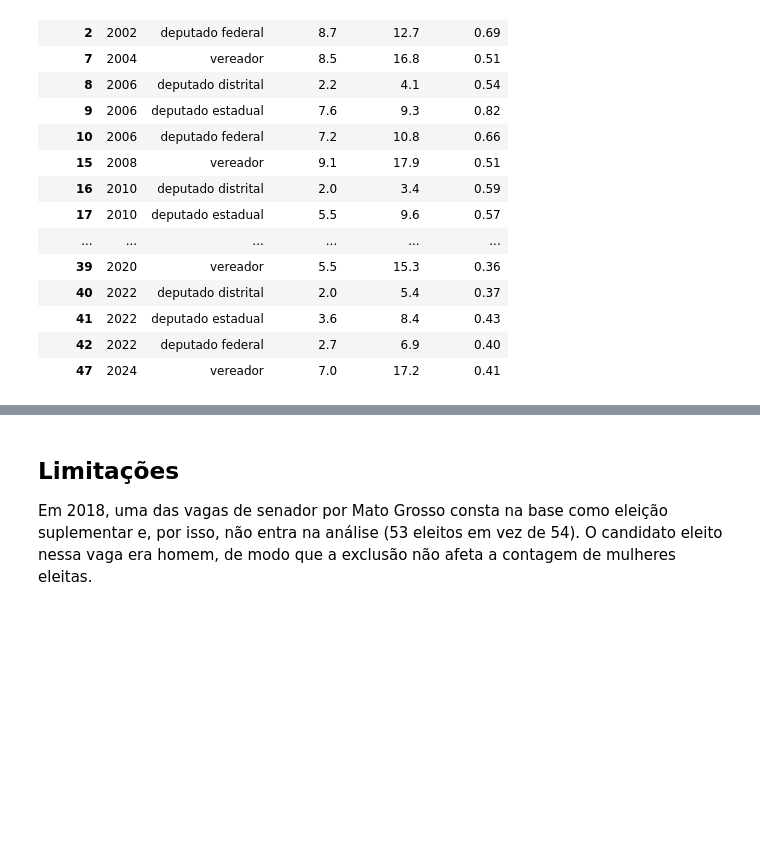
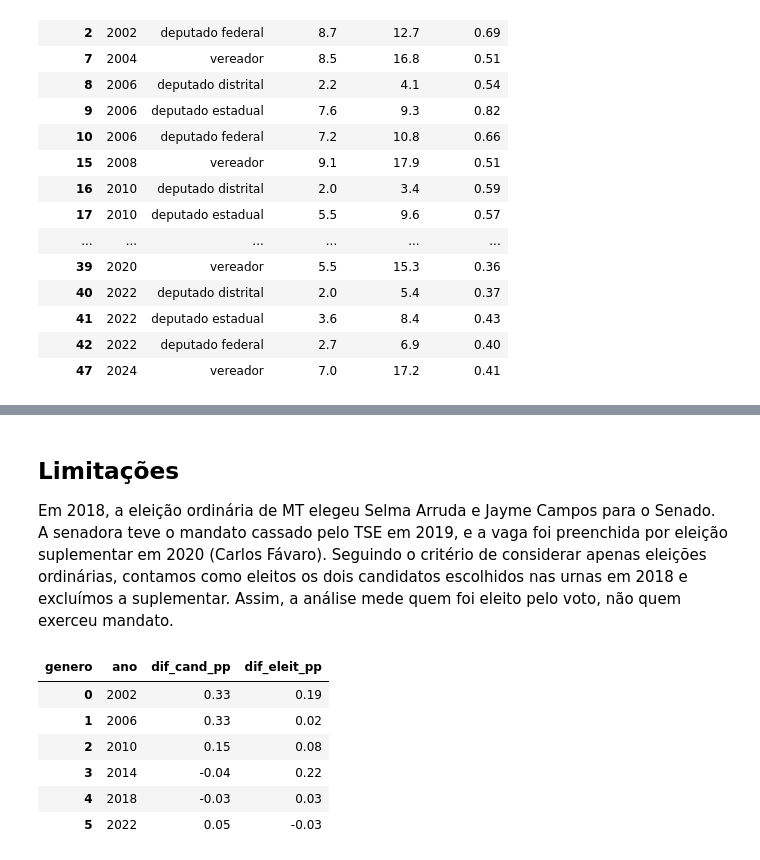
Before and after one commit to annabrinkhus/projeto_aedv, a Jupyter notebook: notebooks/questao2.ipynb, the cells around one changed output, grey strips where cells are left out. Drawn from its saved outputs; the diff is of its cells as text; code cells hidden in the pictures; blank space fills up the shorter version.

```diff
--- a/notebooks/questao2.ipynb
+++ b/notebooks/questao2.ipynb
@@ -67,0 +86,9 @@ print(len(n08) / len(elei08) * 100)   # nulos como % dos eleitos de 2008
+# %%
+# MT 2018: a base registra uma candidata que foi eleita na ordinária e cassada em 2019
+# como não eleita; corrige-se pelas 2 mais votadas da eleição ordinária.
+mt_ord = mt[mt["tipo_eleicao"] == "eleicao ordinaria"].nlargest(2, "votos")
+df.loc[mt_ord.index, "eleito"] = True
+
+# confere: 54 eleitos em 2018, sem contar a suplementar
+sen18 = df[(df["cargo"] == "senador") & (df["ano"] == 2018) & (df["tipo_eleicao"] == "eleicao ordinaria")]
+print(sen18["eleito"].sum())   # esperado: 54
@@ -188,3 +378,27 @@ sen[sen["sigla_uf"] == uf].sort_values("votos", ascending=False)[
 # %% [markdown]
 ## Limitações
-Em 2018, uma das vagas de senador por Mato Grosso consta na base como eleição suplementar e, por isso, não entra na análise (53 eleitos em vez de 54). O candidato eleito nessa vaga era homem, de modo que a exclusão não afeta a contagem de mulheres eleitas.
+Em 2018, a eleição ordinária de MT elegeu Selma Arruda e Jayme Campos para o Senado. A senadora teve o mandato cassado pelo TSE em 2019, e a vaga foi preenchida por eleição suplementar em 2020 (Carlos Fávaro). Seguindo o critério de considerar apenas eleições ordinárias, contamos como eleitos os dois candidatos escolhidos nas urnas em 2018 e excluímos a suplementar. Assim, a análise mede quem foi eleito pelo voto, não quem exerceu mandato.
+# %%
+def unir_dep_estadual(d):
+    return d.assign(cargo=d["cargo"].replace({"deputado distrital": "deputado estadual"}))
+
+base_u = unir_dep_estadual(base)
+
+cand_u  = pct_fem(base_u, ["ano", "cargo"])
+eleit_u = pct_fem(base_u[base_u["eleito"]], ["ano", "cargo"])
+cmp_u = cand_u.merge(eleit_u, on=["ano", "cargo"], suffixes=("_cand", "_eleit"))
+
+comp = (cmp_[cmp_["cargo"] == "deputado estadual"]
+        .merge(cmp_u[cmp_u["cargo"] == "deputado estadual"],
+               on="ano", suffixes=("_sem", "_com")))
+comp["dif_cand_pp"]  = comp["pct_fem_cand_com"]  - comp["pct_fem_cand_sem"]
+comp["dif_eleit_pp"] = comp["pct_fem_eleit_com"] - comp["pct_fem_eleit_sem"]
+comp[["ano", "dif_cand_pp", "dif_eleit_pp"]].round(2)
+# %% [output]
+| genero | ano | dif_cand_pp | dif_eleit_pp |
+| 0 | 2002 | 0.33 | 0.19 |
+| 1 | 2006 | 0.33 | 0.02 |
+| 2 | 2010 | 0.15 | 0.08 |
+| 3 | 2014 | -0.04 | 0.22 |
+| 4 | 2018 | -0.03 | 0.03 |
+| 5 | 2022 | 0.05 | -0.03 |
```
Also changed, not shown: parts of 21 cells of this notebook, 3 other files.
